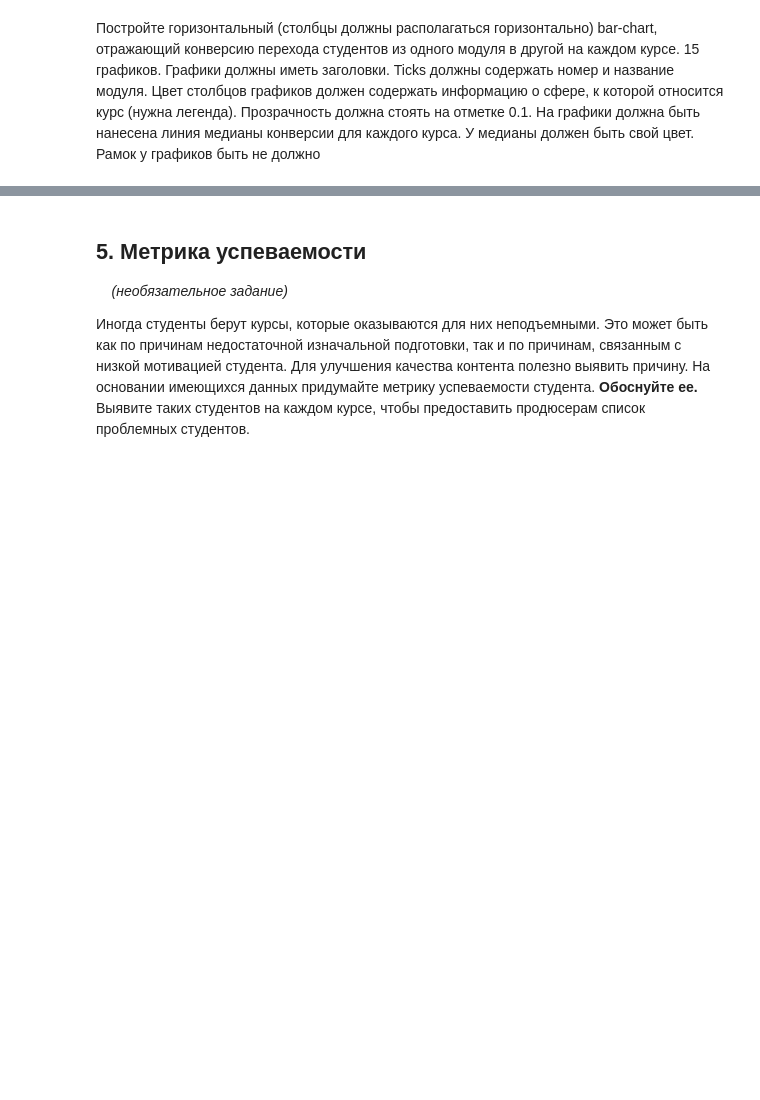
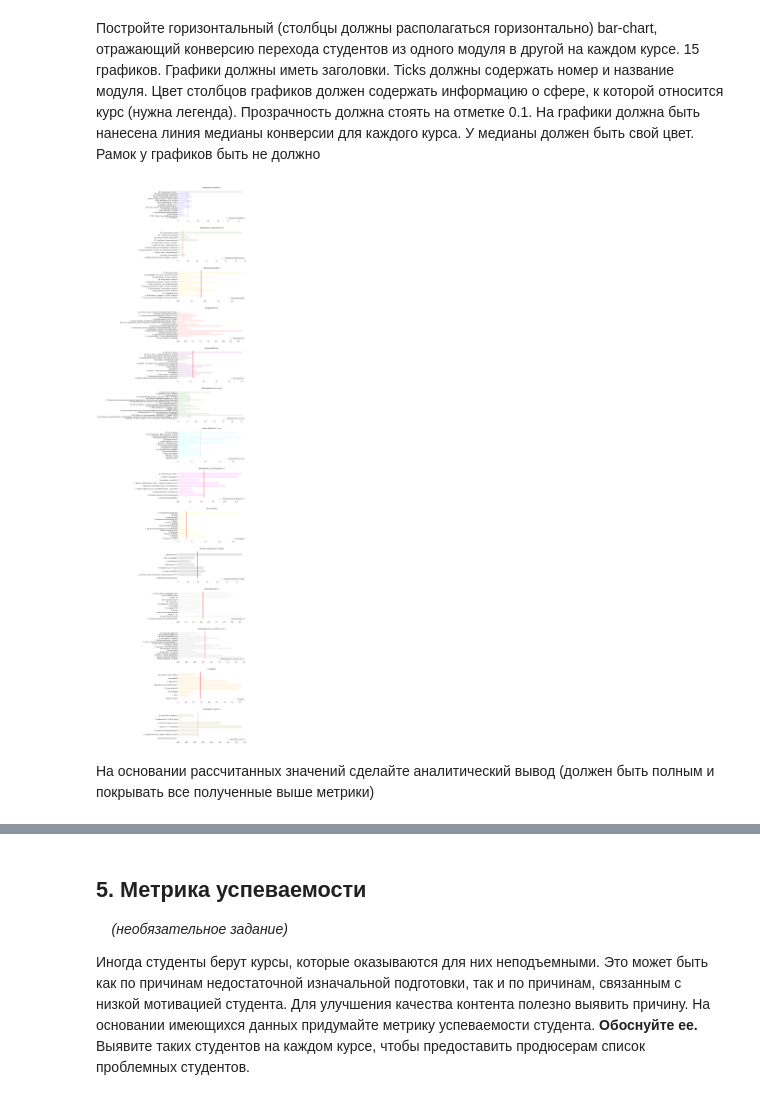
Before and after one commit to Andruxa2102/Study, a Jupyter notebook: Coursework_analytics_1.ipynb, the cells around one changed output, grey strips where cells are left out. Cells and saved outputs as stored; diff of their text form; code cells hidden in the pictures; blank space fills up the shorter version.

Commit message:
Coursework on the inspection

```diff
--- a/Coursework_analytics_1.ipynb
+++ b/Coursework_analytics_1.ipynb
@@ -1406,21 +1447,28 @@ plt.legend();
 # %%
 # Здесь ничего выравнивать не будем - возьмем данные из conversion_df.
 
 fig, ax = plt.subplots(len(course_ids) - 1, 1, figsize=(10,50))
 plt.subplots_adjust(left=None, bottom=None, right=None, top=1.4, wspace=None, hspace=.3)
 
 for i in range(len(course_ids) - 1):
-    module_ids = conversion_df.reset_index().loc[conversion_df.reset_index().course_id == course_ids[i]]['module_number'].values.astype('str')
-    module_dots = np.full(len(conversion_df.reset_index().loc[conversion_df.reset_index().course_id == course_ids[i]]['module_number'].values),'. ')
-    module_titles = conversion_df.reset_index().loc[conversion_df.reset_index().course_id == course_ids[i]]['module_title'].values
+    module_ids = conversion_df.reset_index().loc[conversion_df.reset_index().course_id == \
+                                                 course_ids[i]]['module_number'].values.astype('str')
+    module_dots = np.full(len(conversion_df.reset_index().loc[conversion_df.reset_index().course_id == \
+                                                              course_ids[i]]['module_number'].values),'. ')
+    module_titles = conversion_df.reset_index().loc[conversion_df.reset_index().course_id == \
+                                                    course_ids[i]]['module_title'].values
     module_conversions = conversion_df.reset_index().loc[conversion_df.reset_index().course_id == course_ids[i]]['conversion']
 
     x_tick_names = module_ids.astype('object') + module_dots.astype('object') + module_titles.astype('object')
     ax[i].barh(x_tick_names, module_conversions, label = titles[i], color = colors[i], alpha=0.1)
     ax[i].vlines(module_conversions.median(), 0, module_conversions.shape, color='r')
     ax[i].set_title(titles[i])
     ax[i].spines['top'].set_visible(False)
     ax[i].spines['right'].set_visible(False)
     ax[i].spines['left'].set_visible(False)
     ax[i].spines['bottom'].set_visible(False)
     legend = ax[i].legend(loc='lower right')
+# %% [output]
+[figure, added]
+# %% [markdown]
+На основании рассчитанных значений сделайте аналитический вывод (должен быть полным и покрывать все полученные выше метрики)
```
Also changed, not shown: parts of 9 cells of this notebook.
